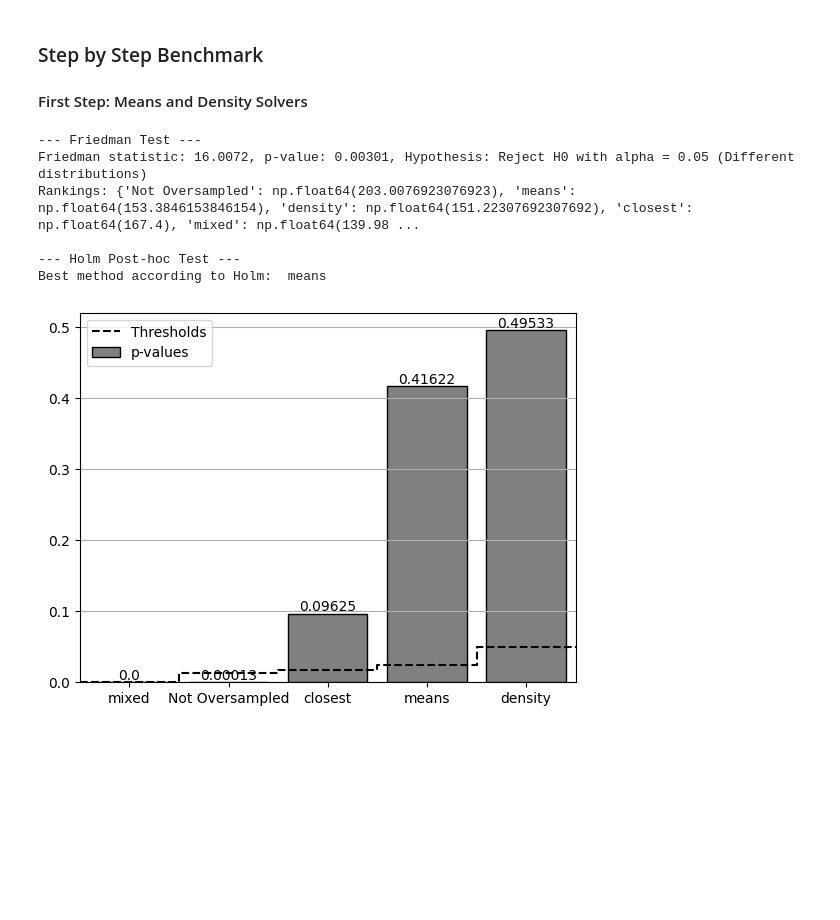
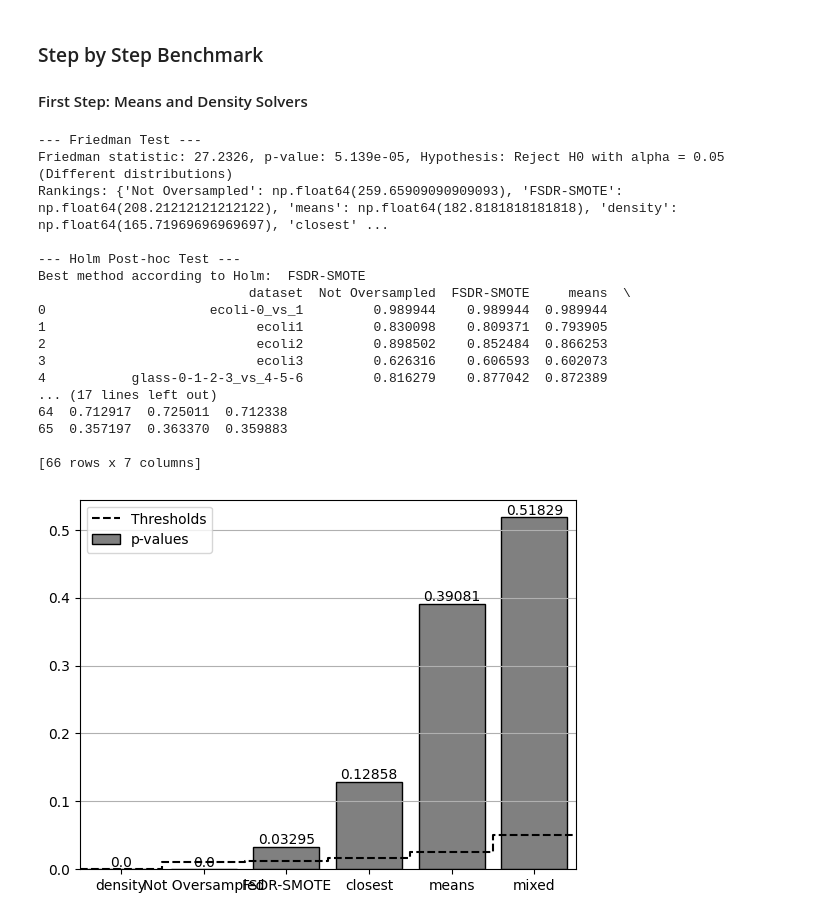
Before and after one commit to UnaiLalana/DAB-SMOTE, a Jupyter notebook: notebooks/benchmarks/StatisticalBenchmarkEvaluation.ipynb, the cells around one changed output. Saved outputs shown, nothing was run; the diff lists cells and outputs as text; code cells hidden in the pictures; blank space fills up the shorter version.

```diff
--- a/notebooks/benchmarks/StatisticalBenchmarkEvaluation.ipynb
+++ b/notebooks/benchmarks/StatisticalBenchmarkEvaluation.ipynb
@@ -152,10 +153,10 @@ import numpy as np
 import pandas as pd
 from tqdm import tqdm
 
-def benchmark(root_paths, param_name, methods, fixed_params, alpha=0.05, progress=False):
+def benchmark(root_paths, param_name, methods, fixed_params, alpha=0.05, progress=False, selected_columns=["Not Oversampled", "FSDR-SMOTE"]):
 
     global_df_list = []
-    methods = ["Not Oversampled"] + methods
+    methods = selected_columns + methods
     for root_path in root_paths:
         dataframe_names = []
 
@@ -185,6 +186,9 @@ def benchmark(root_paths, param_name, methods, fixed_params, alpha=0.05, progres
                     if method == "Not Oversampled":
                         newX = train[i].data
                         newY = train[i].target
+                    elif method == "FSDR-SMOTE":
+                        fsdr = FSDR_SMOTE.FSDR_SMOTE(distMethod="euclidean", p=2, k=1, X=train[i].data, y=train[i].target)
+                        newX, newY = fsdr.fit_resample()
                     else:
                         dab = DAB_SMOTE.DAB_SMOTE(**{param_name: method}, **fixed_params)
                         newX, newY = dab.fit_resample(train[i].data, train[i].target)
@@ -224,10 +228,11 @@ def benchmark(root_paths, param_name, methods, fixed_params, alpha=0.05, progres
             print(f"Best method according to Holm: {best_method}")
 
         # Wilcoxon test for method pairs (only if there are 2 methods)
+    print(final_df)
     if len(methods) == 2 and progress:
         print("\n--- Wilcoxon Test ---")
-        w_wilcoxon, p_value, cv_alpha_selected, hypothesis, r_plus, r_minus = wilconxon(final_df.iloc[:, 0:])
+        w_wilcoxon, p_value, cv_alpha_selected, hypothesis, r_plus, r_minus = wilconxon(final_df.iloc[:, 1:])
         print('{} with p-value {}'.format(hypothesis, p_value))
-        print('Ranks: {} {} and {} {}'.format(selected_columns[0], r_plus, selected_columns[1], r_minus))
+        print('Ranks: {} {} and {} {}'.format(methods[0], r_plus, methods[1], r_minus))
 
     return final_df
@@ -414,15 +242,25 @@ Max mean of F1 scores: 0.6562 | Best params: frozenset({('solver', 'means'), ('e
 #### First Step: Means and Density Solvers ####
 # %%
 solvers = ["means", "density", "closest", "mixed"]
-fixed_params = {
-}
+fixed_params = {"k":0.5}
 df = benchmark(["./../../data/benchmarks/imb_IRLowerThan9/", "./../../data/benchmarks/imb_IRHigherThan9p1/", "./../../data/benchmarks/imb_IRHigherThan9p2/"], "solver", solvers, fixed_params, progress=True)
 # %% [output]
 --- Friedman Test ---
-Friedman statistic: 16.0072, p-value: 0.00301, Hypothesis: Reject H0 with alpha = 0.05 (Different distributions)
-Rankings: {'Not Oversampled': np.float64(203.0076923076923), 'means': np.float64(153.3846153846154), 'density': np.float64(151.22307692307692), 'closest': np.float64(167.4), 'mixed': np.float64(139.98 ...
+Friedman statistic: 27.2326, p-value: 5.139e-05, Hypothesis: Reject H0 with alpha = 0.05 (Different distributions)
+Rankings: {'Not Oversampled': np.float64(259.65909090909093), 'FSDR-SMOTE': np.float64(208.21212121212122), 'means': np.float64(182.8181818181818), 'density': np.float64(165.71969696969697), 'closest' ...
 
 --- Holm Post-hoc Test ---
-Best method according to Holm:  means
+Best method according to Holm:  FSDR-SMOTE
+                           dataset  Not Oversampled  FSDR-SMOTE     means  \
+0                     ecoli-0_vs_1         0.989944    0.989944  0.989944
+1                           ecoli1         0.830098    0.809371  0.793905
+2                           ecoli2         0.898502    0.852484  0.866253
+3                           ecoli3         0.626316    0.606593  0.602073
+4           glass-0-1-2-3_vs_4-5-6         0.816279    0.877042  0.872389
+... (17 lines left out)
+64  0.712917  0.725011  0.712338
+65  0.357197  0.363370  0.359883
+
+[66 rows x 7 columns]
-[figure, old version]
+[figure, new version]
 # %%
```
Also changed, not shown: parts of 9 cells of this notebook, 3 other files.
